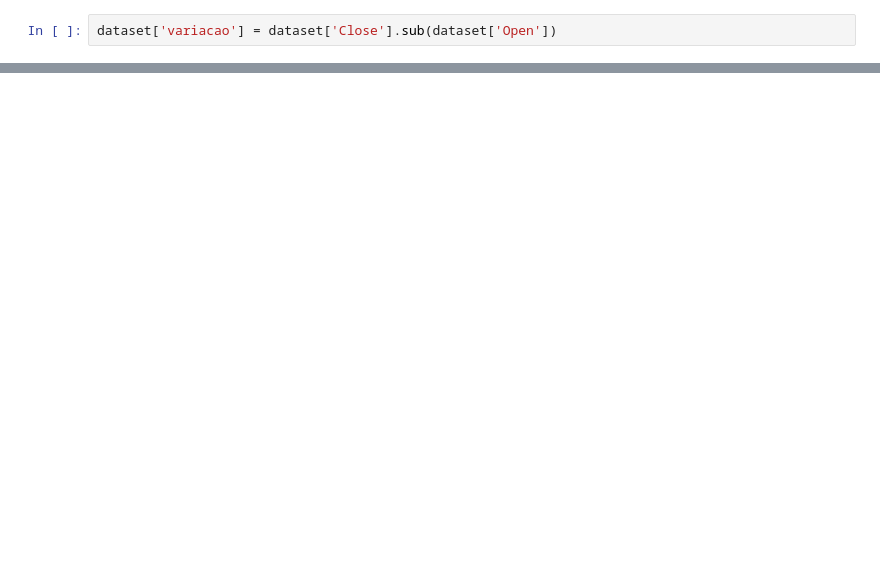
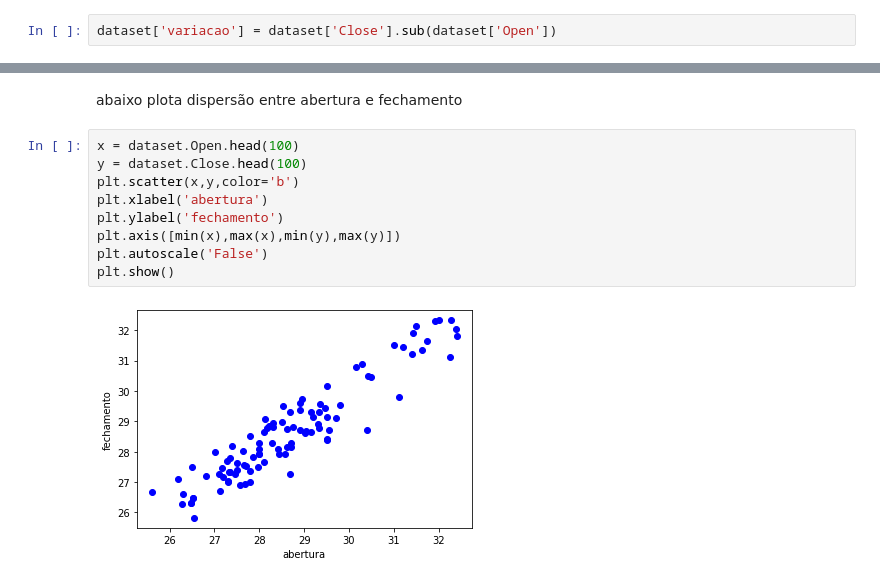
Before and after one commit to petersonrs/repo, a Jupyter notebook: analise_bbse.ipynb, the cells around one changed output, grey strips where cells are left out. Drawn from its saved outputs; the diff is of its cells as text; blank space fills up the shorter version.

```diff
--- a/analise_bbse.ipynb
+++ b/analise_bbse.ipynb
@@ -65,0 +105,13 @@ dataset
+# %% [markdown]
+abaixo plota dispersão entre abertura e fechamento
+# %%
+x = dataset.Open.head(100)
+y = dataset.Close.head(100)
+plt.scatter(x,y,color='b')
+plt.xlabel('abertura')
+plt.ylabel('fechamento')
+plt.axis([min(x),max(x),min(y),max(y)])
+plt.autoscale('False')
+plt.show()
+# %% [output]
+[figure, added]
```
Also changed, not shown: parts of 16 cells of this notebook.
